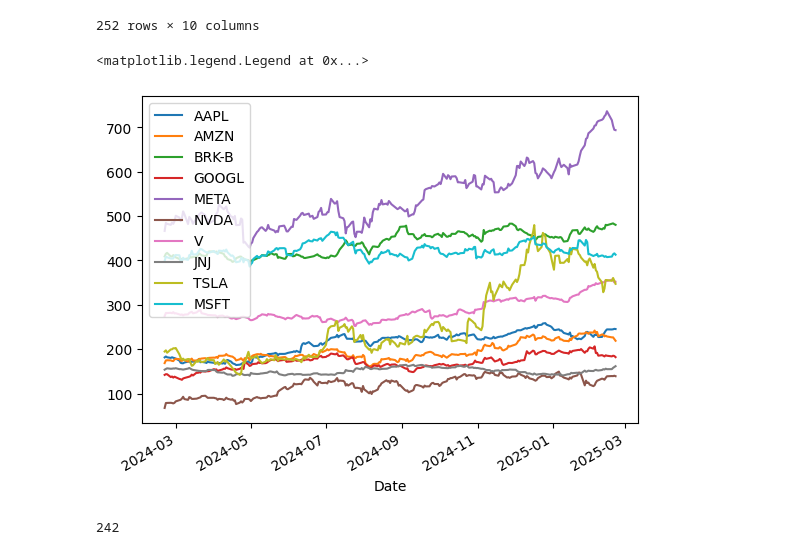
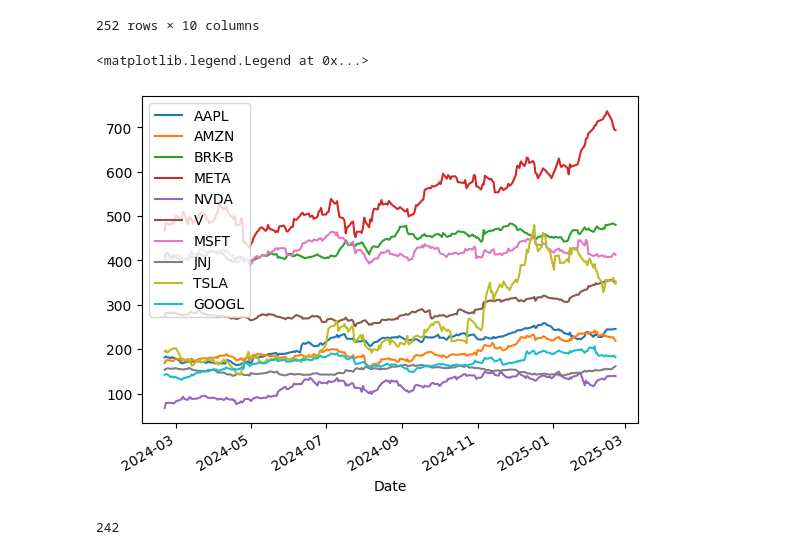
Before and after one commit to numisrm/Price_and_volatility_predicitons, a Jupyter notebook: Close_Data.ipynb, the cells around one changed output. Drawn from its saved outputs; the diff is of its cells as text; code cells hidden in the pictures.

```diff
--- a/Close_Data.ipynb
+++ b/Close_Data.ipynb
@@ -33,28 +33,28 @@ close
 | 2025-02-21 | 245.460007 | 218.970001 | 480.480408 | 182.044998 | 161.630005 | 694.005005 | 413.100006 | 139.044998 | 347.359894 | 352.054993 |
 252 rows × 10 columns
 # %%
-stock_to_use = 'MSFT'
+stock_to_use = 'GOOGL'
 stocks = ['AAPL', 'AMZN', 'BRK-B', 'GOOGL', 'META', 'NVDA', 'V', 'MSFT', 'JNJ', 'TSLA']
 
 if stock_to_use in stocks:
     stocks.remove(stock_to_use)
 else:
     print('ERROR')
 
 stocks.append(stock_to_use)
 
 stock_data = []
 
 for i in stocks:
     stock_data.append(close[i])
     close[i].plot(label=i)
 
 plt.legend()
 #stock = close[stock_to_use]
 #stock.plot()
 # %% [output]
 <matplotlib.legend.Legend at 0x...>
-[figure, old version]
+[figure, new version]
 # %%
 def df_to_X_y(df, window_size=5):
   df_as_np = df.to_numpy()
```
Also changed, not shown: parts of 9 cells of this notebook, 2 other files.
